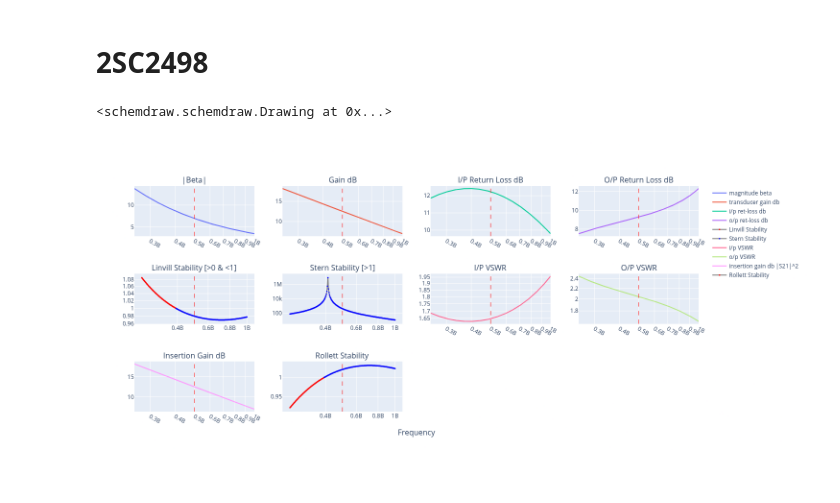
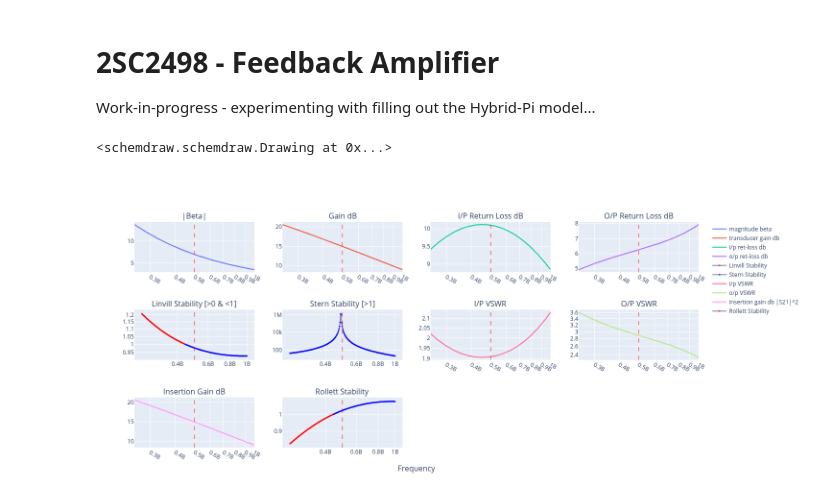
Before and after one commit to M0YCX/ycx_rf_notebooks, a Jupyter notebook: Amplifiers/feedback/Feedback_Amplifier_Studies/2SC2498.ipynb, the cells around one changed output. Drawn from its saved outputs; the diff is of its cells as text; code cells hidden in the pictures.

Commit message:
refactor of feedback to include larger transistor model

```diff
--- a/Amplifiers/feedback/Feedback_Amplifier_Studies/2SC2498.ipynb
+++ b/Amplifiers/feedback/Feedback_Amplifier_Studies/2SC2498.ipynb
@@ -1,5 +1,7 @@
 # %% [markdown]
-# 2SC2498
+# 2SC2498 - Feedback Amplifier
+
+Work-in-progress - experimenting with filling out the Hybrid-Pi model...
 # %%
 import sys
 
@@ -10,37 +12,40 @@ from feedback import complex_fba
 %config InlineBackend.figure_format = 'svg'
 
 # 2SC2498 - file:///home/bev/Documents/Radio/DataSheets/BJTs/2SC2498.pdf
-eL = 2.75
+eL = 1.75
+eC = 0.2
 n = complex_fba(
     F_mhz=500,  # 25,
     FT_mhz=3500,
     B0=80,
     Ie_mA=10,
     Rbp=1.0,
     Re=0,
-    Le_nH=eL,
-    extLin_nH=eL,
-    extCin_pF=0.2,  # ???
+    extLe_nH=eL,
+    extLb_nH=eL,
+    extLc_nH=eL,
+    extCin_pF=eC,
+    extCout_pF=eC,
+    extCrev_pF=eC,
     Ccb_pF=0.95,
     Cce_pF=0.2,
     Cf_pF=100000,
     Lf_nH=0,
     Rf=5100000,
     ZS_real=50,
     ZS_imag=0,
     ZL_real=50,
     ZL_imag=0,
-    extLout_nH=eL,
     N=1,
     from_mhz=250,
     to_mhz=1000,
 )
 # print(n)
 n.write_touchstone(
     "2SC2498_CE_Ie10mA_nbgen",
     dir="/home/bev/Documents/Radio/QUCS-S/Studies/0010_S_Touchtone_lib",
 )
 # %% [output]
 <schemdraw.schemdraw.Drawing at 0x...>
-[figure, old version]
+[figure, new version]
 [drawing not drawn]
```
Also changed, not shown: 3 other files.
